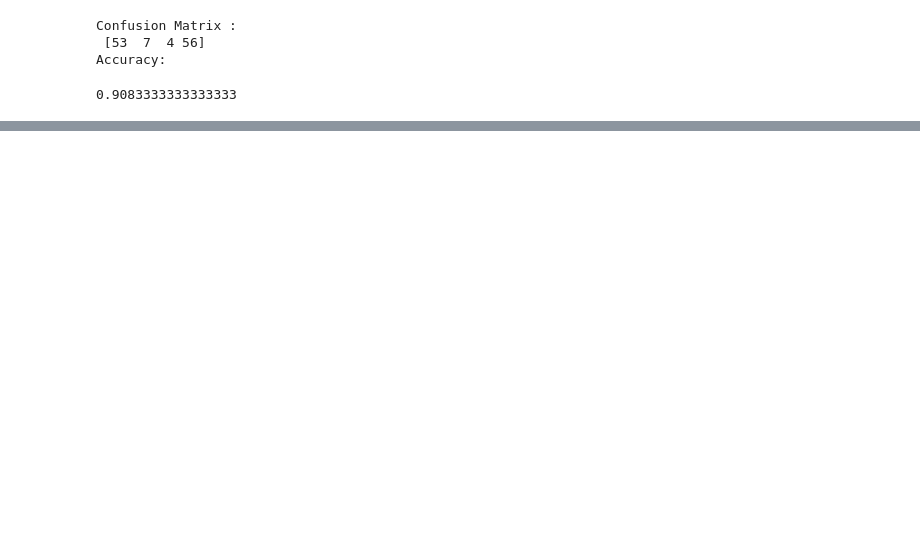
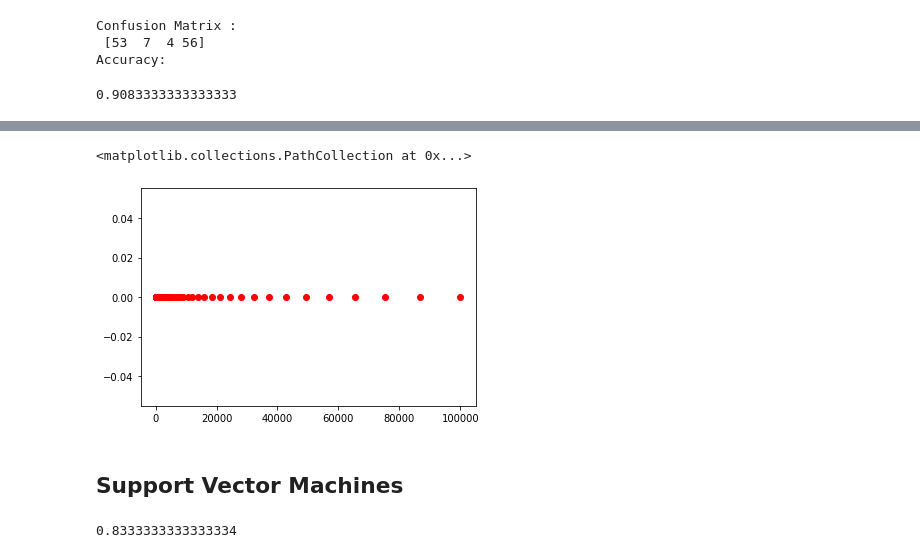
Before and after one commit to louisbemberg/machine-learning-workshop, a Jupyter notebook: 04_instagram_bots/bot_detection_louis.ipynb, the cells around one changed output, grey strips where cells are left out. Cells and saved outputs as stored; diff of their text form; code cells hidden in the pictures; blank space fills up the shorter version.

```diff
--- a/04_instagram_bots/bot_detection_louis.ipynb
+++ b/04_instagram_bots/bot_detection_louis.ipynb
@@ -149,0 +535,10 @@ dtype: float64
+# %%
+x = [1/c for c in c_ranges]
+y1 = profile_pic_coefs
+
+plt.scatter(x, y1, c='red')
+# %% [output]
+<matplotlib.collections.PathCollection at 0x...>
+[figure, added]
+# %% [markdown]
+## Support Vector Machines
@@ -149,0 +553,4 @@ dtype: float64
+# %%
+accuracy_score(y_test, linear_svm_pred)
+# %% [output]
+0.8333333333333334
```
Also changed, not shown: parts of 61 cells of this notebook, 1 other file.
